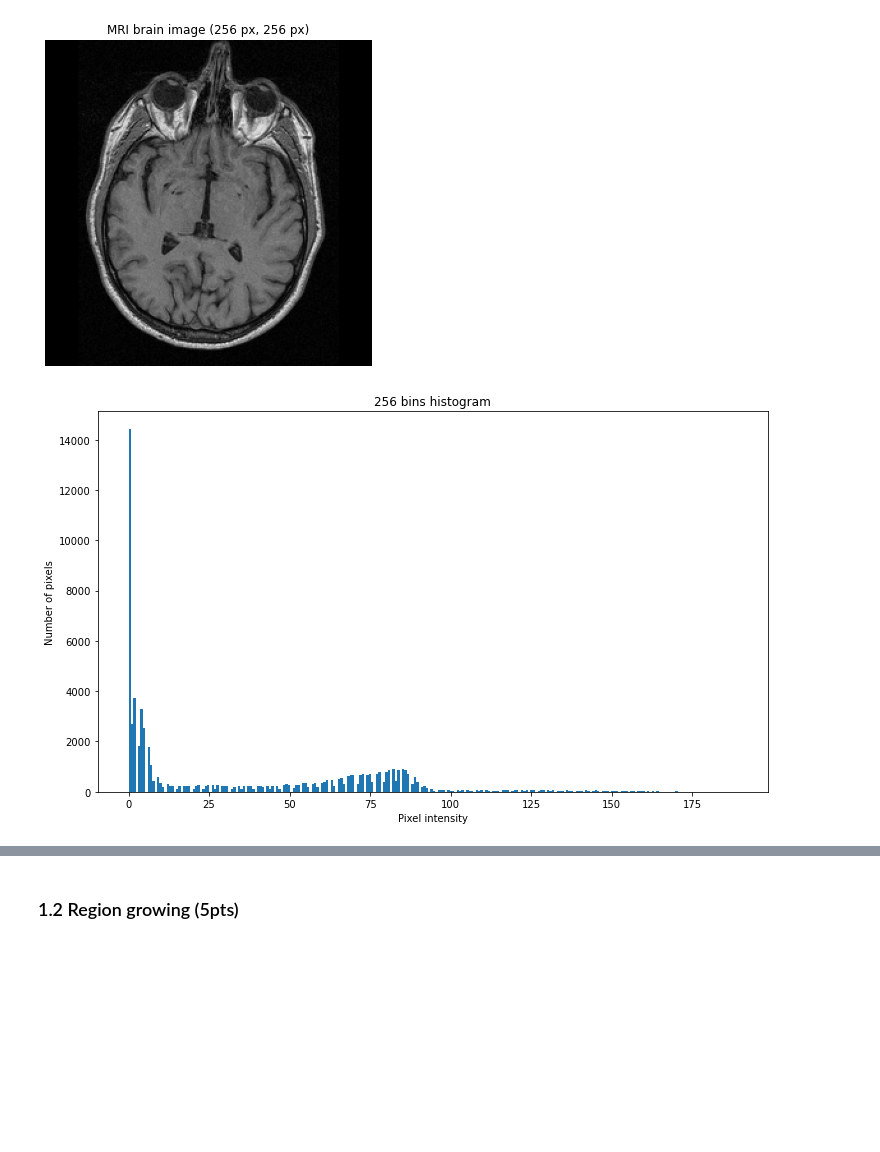
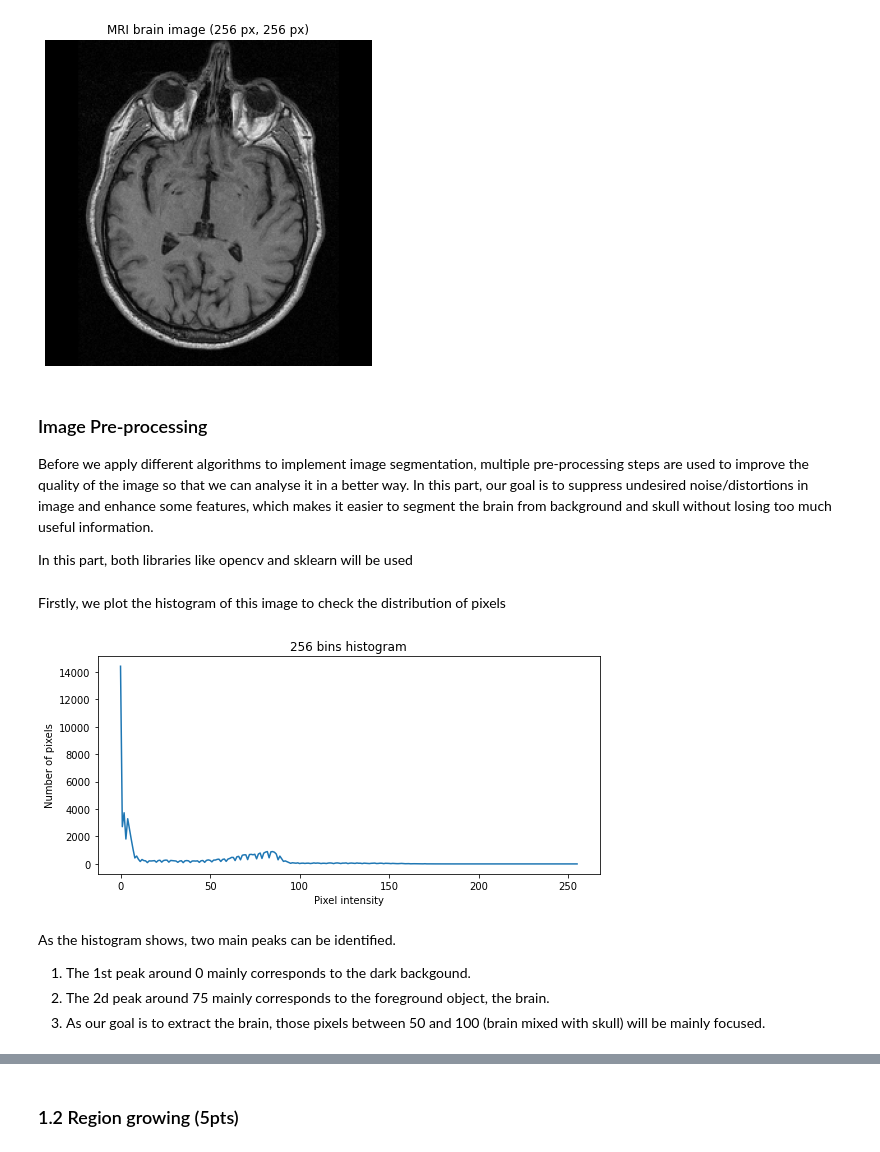
Before and after one commit to LTS5/iapr, a Jupyter notebook: labs/lab_01_segmentation.ipynb, the cells around one changed output, grey strips where cells are left out. Cells and saved outputs as stored; diff of their text form; code cells hidden in the pictures; blank space fills up the shorter version.

```diff
--- a/labs/lab_01_segmentation.ipynb
+++ b/labs/lab_01_segmentation.ipynb
@@ -37,8 +48,8 @@ To this end, we use the [tarfile] module from the Python standard library.
 # %%
 import tarfile
 import os
-
-data_base_path = os.path.join(os.pardir, 'data')
+#data_base_path = os.path.join(os.pardir, 'data')
+data_base_path = os.path.join('/home/my_notebooks/iapr', 'data')
 data_folder = 'lab-01-data'
 tar_path = os.path.join(data_base_path, data_folder + '.tar.gz')
 
@@ -79,16 +90,27 @@ ax.axis('off')
 plt.show()
 # %% [output]
 [figure]
+# %% [markdown]
+### Image Pre-processing
+
+Before we apply different algorithms to implement image segmentation, multiple pre-processing steps are used to improve the quality of the image so that we can analyse it in a better way. In this part, our goal is to suppress undesired noise/distortions in image and enhance some features, which makes it easier to segment the brain from background and skull without losing too much useful information.
+
+In this part, both libraries like opencv and sklearn will be used
+# %% [markdown]
+Firstly, we plot the histogram of this image to check the distribution of pixels
 # %%
-# check the histogram of image pixels
-
-nb_bins = 256
-
-plt.figure(figsize=(12, 7))
-plt.hist(brain_im.ravel(), bins=nb_bins)
+# plot the histogram of image
+hist_brain_im = cv.calcHist([brain_im],[0],None,[256],[0,256])
+plt.figure(figsize=(9, 4))
+plt.plot(hist_brain_im)
 plt.xlabel('Pixel intensity')
 plt.ylabel('Number of pixels')
 plt.title('256 bins histogram')
 plt.show()
 # %% [output]
-[figure, old version]
+[figure, new version]
+# %% [markdown]
+As the histogram shows, two main peaks can be identified.
+1. The 1st peak around 0 mainly corresponds to the dark backgound.
+2. The 2d peak around 75 mainly corresponds to the foreground object, the brain.
+3. As our goal is to extract the brain, those pixels between 50 and 100 (brain mixed with skull) will be mainly focused.
```
Also changed, not shown: parts of 6 cells of this notebook.
